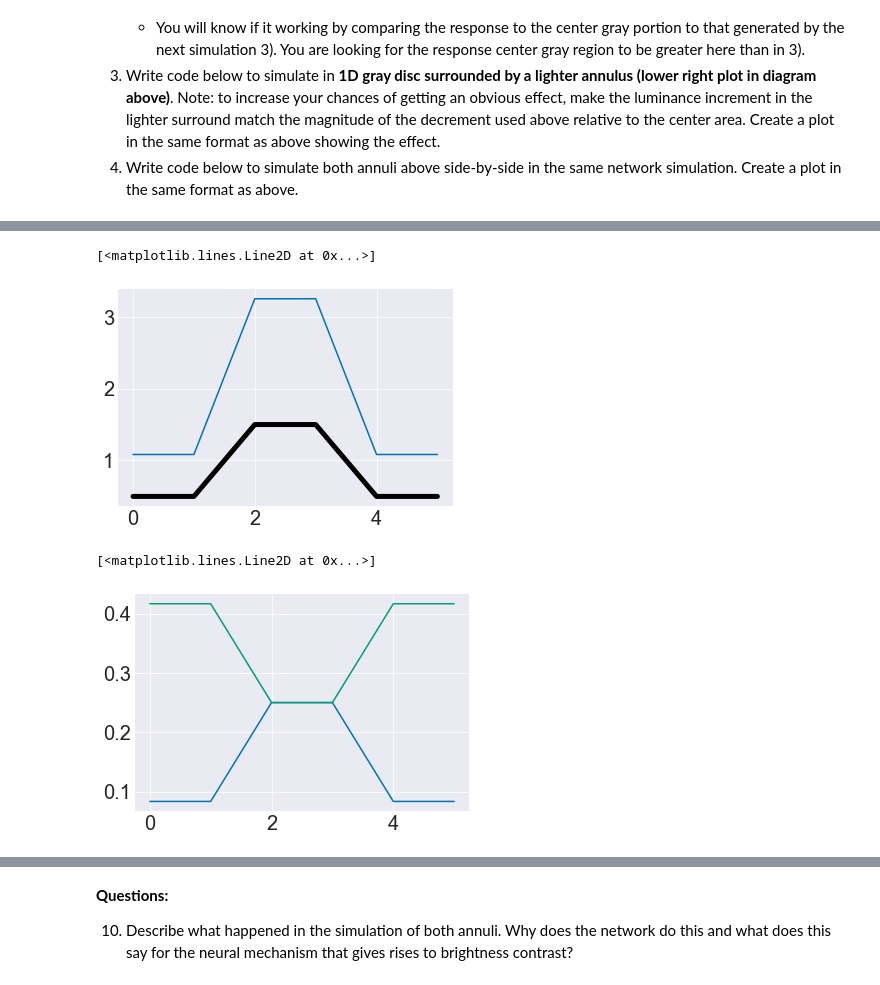
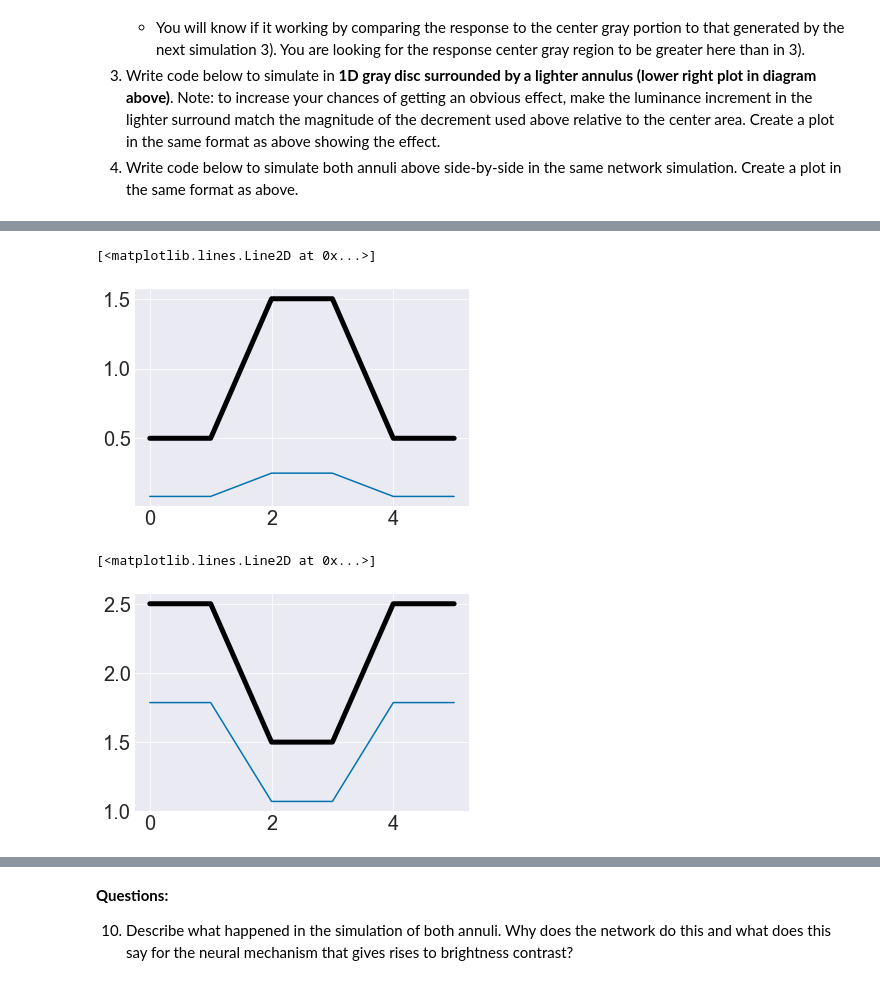
Before and after one commit to ejseal21/Computational-Neuroscience, a Jupyter notebook: Project3/CompNets.ipynb, the cells around one changed output, grey strips where cells are left out. Saved outputs shown, nothing was run; the diff lists cells and outputs as text; code cells hidden in the pictures.

```diff
--- a/Project3/CompNets.ipynb
+++ b/Project3/CompNets.ipynb
@@ -324,20 +324,19 @@ plt.axis([0,4,0,3])
 x1 = [.5,1,1,2,2,2.5]
 y1 = [.5,.5,1.5,1.5,.5,.5]
 # %%
-net_acts = competitive_nets.lateral_inhibition(np.array(y1), A=1, B =13, t_max = 3, dt = .001)
+net_acts1 = competitive_nets.lateral_inhibition(np.array(y1), A=1, B=1, t_max = 3, dt = .001)
 plt.plot(y1, c='black', lw="5")
-plt.plot(net_acts[-1])
+plt.plot(net_acts1[-1])
 # %% [output]
 [<matplotlib.lines.Line2D at 0x...>]
-[figure, old version]
+[figure, new version]
 # %%
 x2 = [.5,1,1,2,2,2.5]
 y2 = [2.5,2.5,1.5,1.5,2.5,2.5]
 # %%
-net_acts1 = competitive_nets.lateral_inhibition(np.array(y1), A=1, B=1, t_max = 3, dt = .001)
-net_acts2 = competitive_nets.lateral_inhibition(np.array(y2), A=-7, B=1, t_max = 3, dt = .001)
-plt.plot(net_acts1[-1])
+net_acts2 = competitive_nets.lateral_inhibition(np.array(y2), A=1, B=10, t_max = 3, dt = .001)
+plt.plot(y2, c='black', lw="5")
 plt.plot(net_acts2[-1])
 # %% [output]
 [<matplotlib.lines.Line2D at 0x...>]
-[figure, old version]
+[figure, new version]
```
Also changed, not shown: parts of 5 cells of this notebook, 1 other file.
